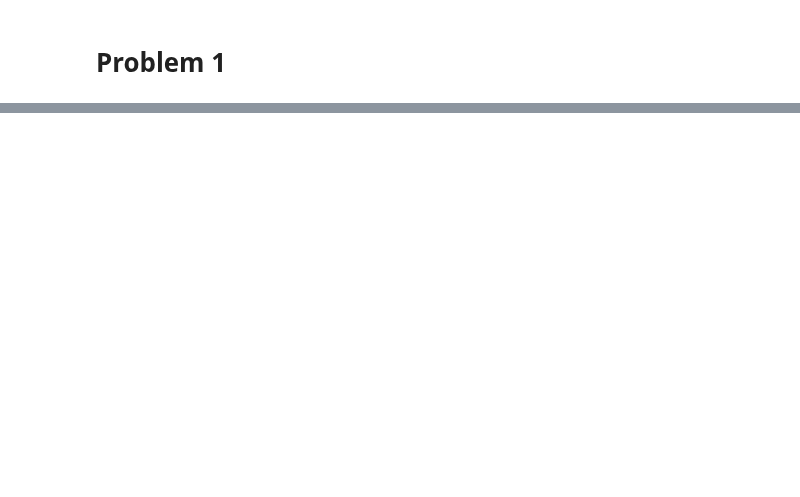
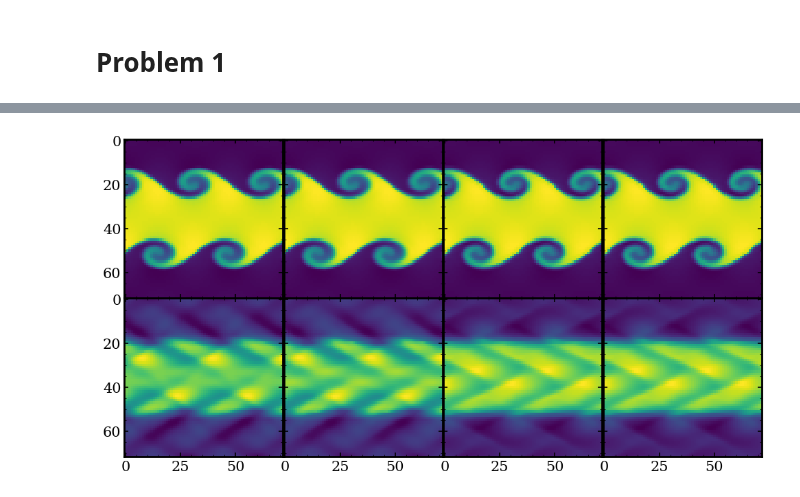
Before and after one commit to ochase10/compute-class, a Jupyter notebook: hw3/hw3.ipynb, the cells around one changed output, grey strips where cells are left out. Drawn from its saved outputs; the diff is of its cells as text; code cells hidden in the pictures; blank space fills up the shorter version.

```diff
--- a/hw3/hw3.ipynb
+++ b/hw3/hw3.ipynb
@@ -146,0 +309,32 @@ array([[-1.64574603e-01,  1.39449986e-01,  1.42771985e-02],
+# %%
+solver = "compressible"
+problem_name = "kh"
+param_file = "inputs.kh"
+extra_parameters = {'kh.u_1':5, 'kh.u_1':-5}
+pyro_sim5 = Pyro(solver)
+pyro_sim5.initialize_problem(problem_name, inputs_file=param_file, inputs_dict=extra_parameters)
+pyro_sim5.run_sim()
+# %%
+solver = "compressible_rk"
+problem_name = "kh"
+param_file = "inputs.kh"
+extra_parameters = {'kh.u_1':5, 'kh.u_1':-5}
+pyro_sim6 = Pyro(solver)
+pyro_sim6.initialize_problem(problem_name, inputs_file=param_file, inputs_dict=extra_parameters)
+pyro_sim6.run_sim()
+# %%
+solver = "compressible_fv4"
+problem_name = "kh"
+param_file = "inputs.kh"
+extra_parameters = {'kh.u_1':5, 'kh.u_1':-5}
+pyro_sim7 = Pyro(solver)
+pyro_sim7.initialize_problem(problem_name, inputs_file=param_file, inputs_dict=extra_parameters)
+pyro_sim7.run_sim()
+# %%
+solver = "compressible_sdc"
+problem_name = "kh"
+param_file = "inputs.kh"
+extra_parameters = {'kh.u_1':5, 'kh.u_1':-5}
+pyro_sim8 = Pyro(solver)
+pyro_sim8.initialize_problem(problem_name, inputs_file=param_file, inputs_dict=extra_parameters)
+pyro_sim8.run_sim()
@@ -146,0 +343,14 @@ array([[-1.64574603e-01,  1.39449986e-01,  1.42771985e-02],
+# %%
+fig, ax = pl.subplots(2,4, figsize=(12,6), sharex=True, sharey=True, gridspec_kw = {'wspace':0, 'hspace':0})
+
+ax[0,0].imshow(pyro_sim1.get_var("density").T)
+ax[0,1].imshow(pyro_sim2.get_var("density").T)
+ax[0,2].imshow(pyro_sim3.get_var("density").T)
+ax[0,3].imshow(pyro_sim4.get_var("density").T)
+ax[1,0].imshow(pyro_sim5.get_var("density").T)
+ax[1,1].imshow(pyro_sim6.get_var("density").T)
+ax[1,2].imshow(pyro_sim7.get_var("density").T)
+ax[1,3].imshow(pyro_sim8.get_var("density").T)
+pl.show()
+# %% [output]
+[figure, added]
```
Also changed, not shown: parts of 21 cells of this notebook, 1 other file.
